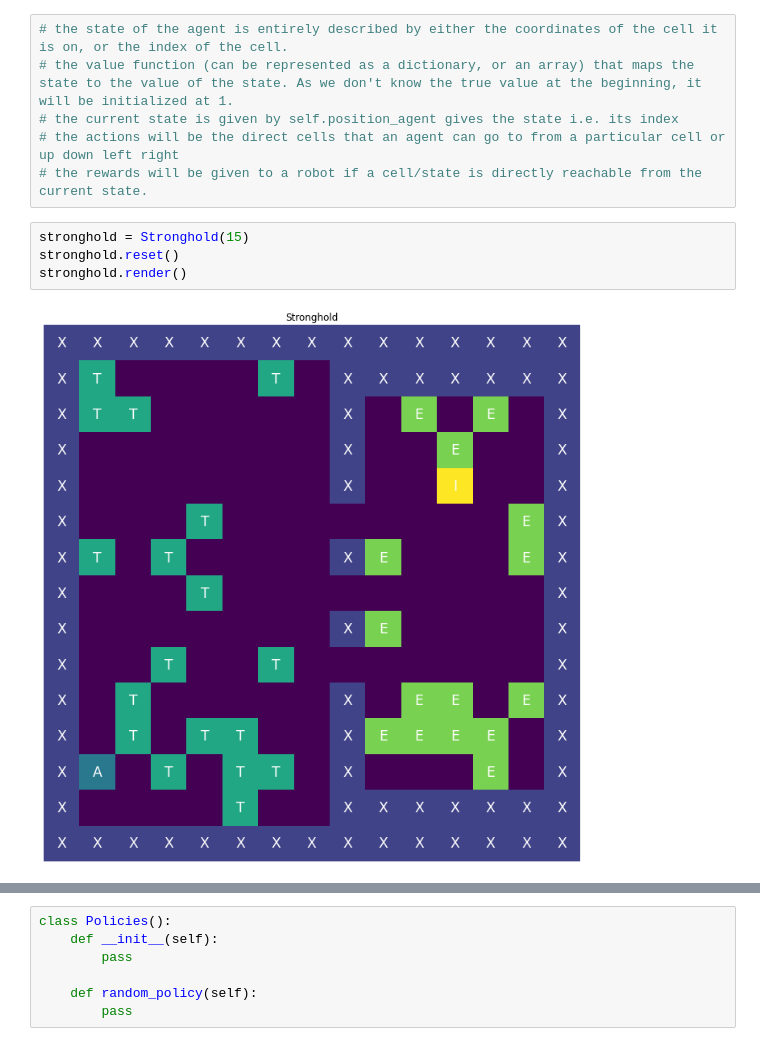
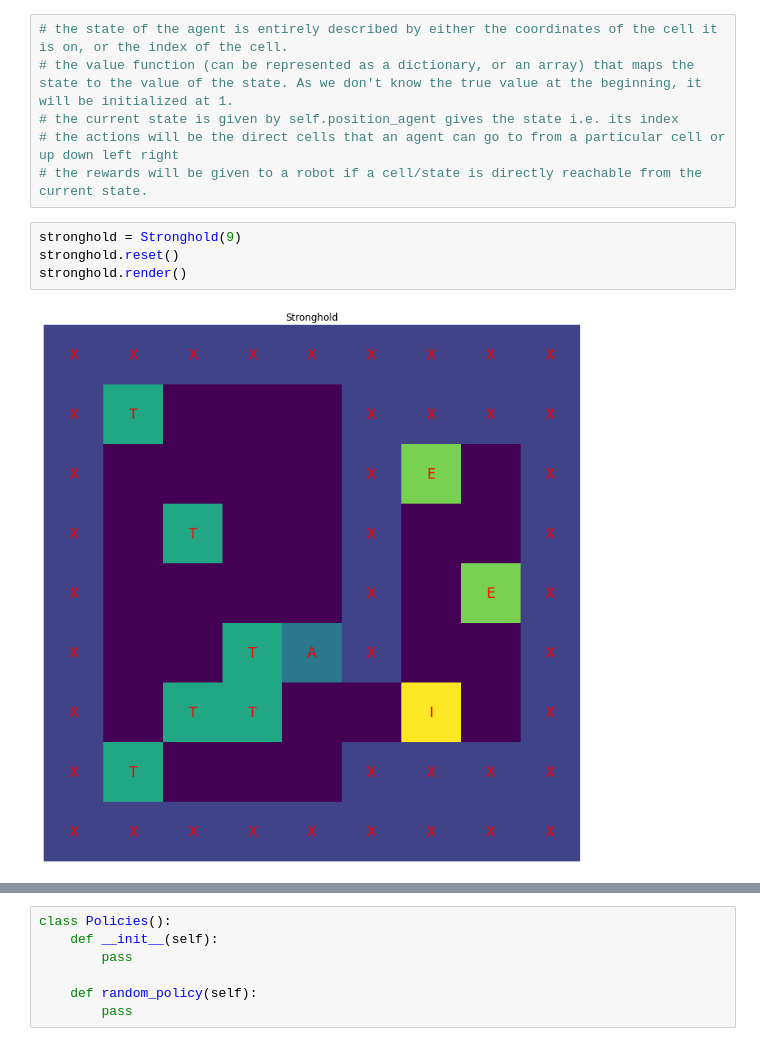
Before and after one commit to Assassinsarms/Stronghold-MDP-Q-learning-in-Stronghold-Environment-DDPG-in-Lunar-Lander, a Jupyter notebook: Aaron_Mir_INM707_Task1.ipynb, the cells around one changed output, grey strips where cells are left out. Cells and saved outputs as stored; diff of their text form.

Commit message:
Update visualisations and rewards/transition probabilities matrices

```diff
--- a/Aaron_Mir_INM707_Task1.ipynb
+++ b/Aaron_Mir_INM707_Task1.ipynb
@@ -354,8 +375,8 @@ class Stronghold():
 # the actions will be the direct cells that an agent can go to from a particular cell or up down left right
 # the rewards will be given to a robot if a cell/state is directly reachable from the current state.
 # %%
-stronghold = Stronghold(15)
+stronghold = Stronghold(9)
 stronghold.reset()
 stronghold.render()
 # %% [output]
-[figure, old version]
+[figure, new version]
```
Also changed, not shown: parts of 12 cells of this notebook.
